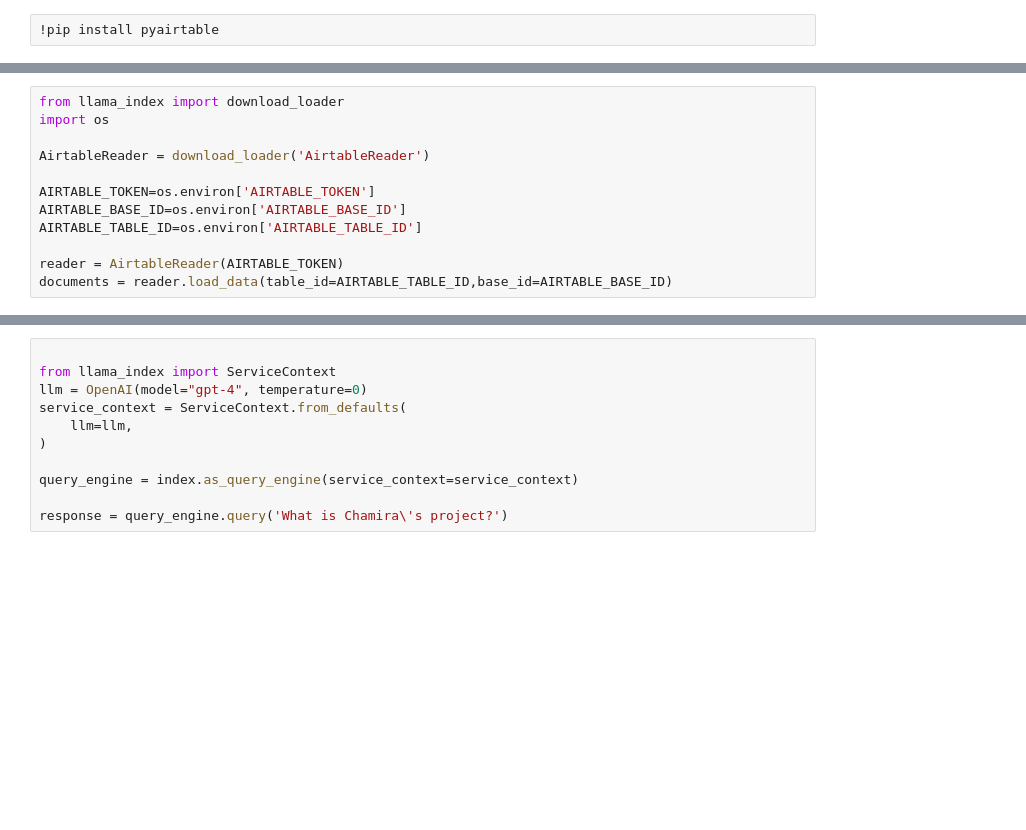
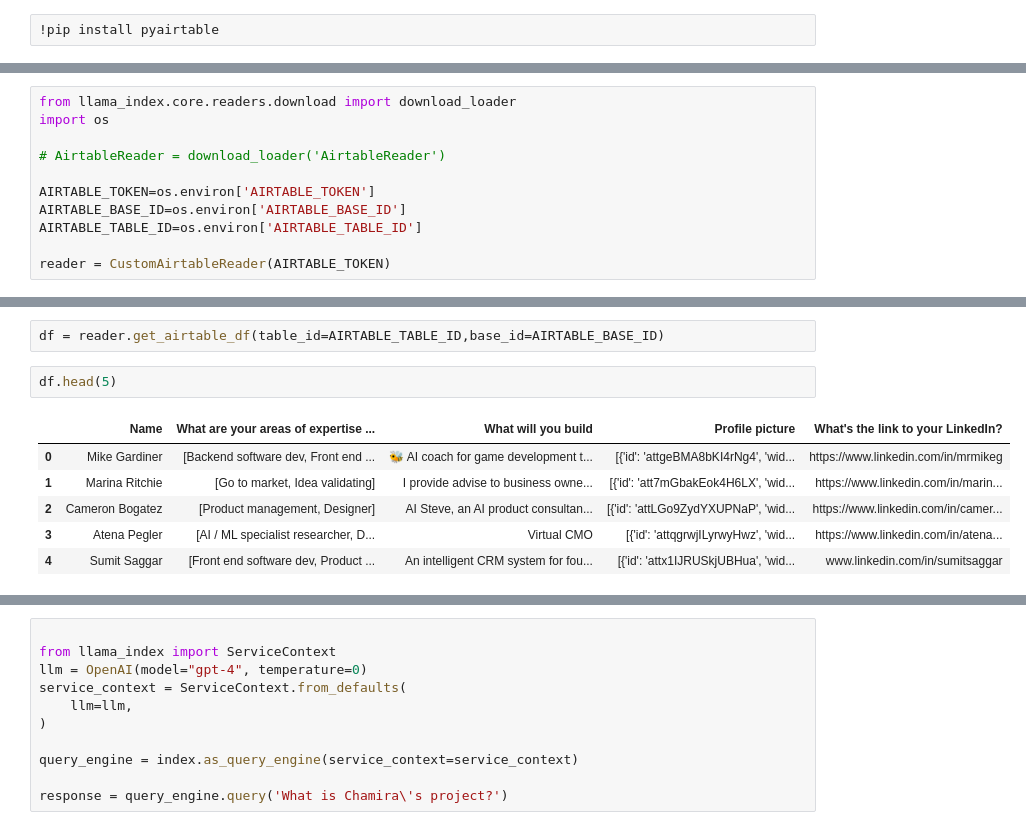
Before and after one commit to IsisChameleon/airtable-chat, a Jupyter notebook: airtable.ipynb, the cells around one changed output, grey strips where cells are left out. Drawn from its saved outputs; the diff is of its cells as text; blank space fills up the shorter version.

Commit message:
after updating llama_index

```diff
--- a/airtable.ipynb
+++ b/airtable.ipynb
@@ -28,12 +116,11 @@ https://support.airtable.com/docs/creating-personal-access-tokens
 # %%
-from llama_index import download_loader
+from llama_index.core.readers.download import download_loader
 import os
 
-AirtableReader = download_loader('AirtableReader')
+# AirtableReader = download_loader('AirtableReader')
 
 AIRTABLE_TOKEN=os.environ['AIRTABLE_TOKEN']
 AIRTABLE_BASE_ID=os.environ['AIRTABLE_BASE_ID']
 AIRTABLE_TABLE_ID=os.environ['AIRTABLE_TABLE_ID']
 
-reader = AirtableReader(AIRTABLE_TOKEN)
-documents = reader.load_data(table_id=AIRTABLE_TABLE_ID,base_id=AIRTABLE_BASE_ID)
+reader = CustomAirtableReader(AIRTABLE_TOKEN)
@@ -39,0 +147,11 @@ documents = reader.load_data(table_id=AIRTABLE_TABLE_ID,base_id=AIRTABLE_BASE_ID
+# %%
+df = reader.get_airtable_df(table_id=AIRTABLE_TABLE_ID,base_id=AIRTABLE_BASE_ID)
+# %%
+df.head(5)
+# %% [output]
+|  | Name | What are your areas of expertise ... | What will you build | Profile picture | What's the link to your LinkedIn? |
+| 0 | Mike Gardiner | [Backend software dev, Front end ... | 🐝 AI coach for game development t... | [{'id': 'attgeBMA8bKI4rNg4', 'wid... | https://www.linkedin.com/in/mrmikeg |
+| 1 | Marina Ritchie | [Go to market, Idea validating] | I provide advise to business owne... | [{'id': 'att7mGbakEok4H6LX', 'wid... | https://www.linkedin.com/in/marin... |
+| 2 | Cameron Bogatez | [Product management, Designer] | AI Steve, an AI product consultan... | [{'id': 'attLGo9ZydYXUPNaP', 'wid... | https://www.linkedin.com/in/camer... |
+| 3 | Atena Pegler | [AI / ML specialist researcher, D... | Virtual CMO | [{'id': 'attqgrwjILyrwyHwz', 'wid... | https://www.linkedin.com/in/atena... |
+| 4 | Sumit Saggar | [Front end software dev, Product ... | An intelligent CRM system for fou... | [{'id': 'attx1IJRUSkjUBHua', 'wid... | www.linkedin.com/in/sumitsaggar |
```
Also changed, not shown: parts of 6 cells of this notebook, 8 other files.
